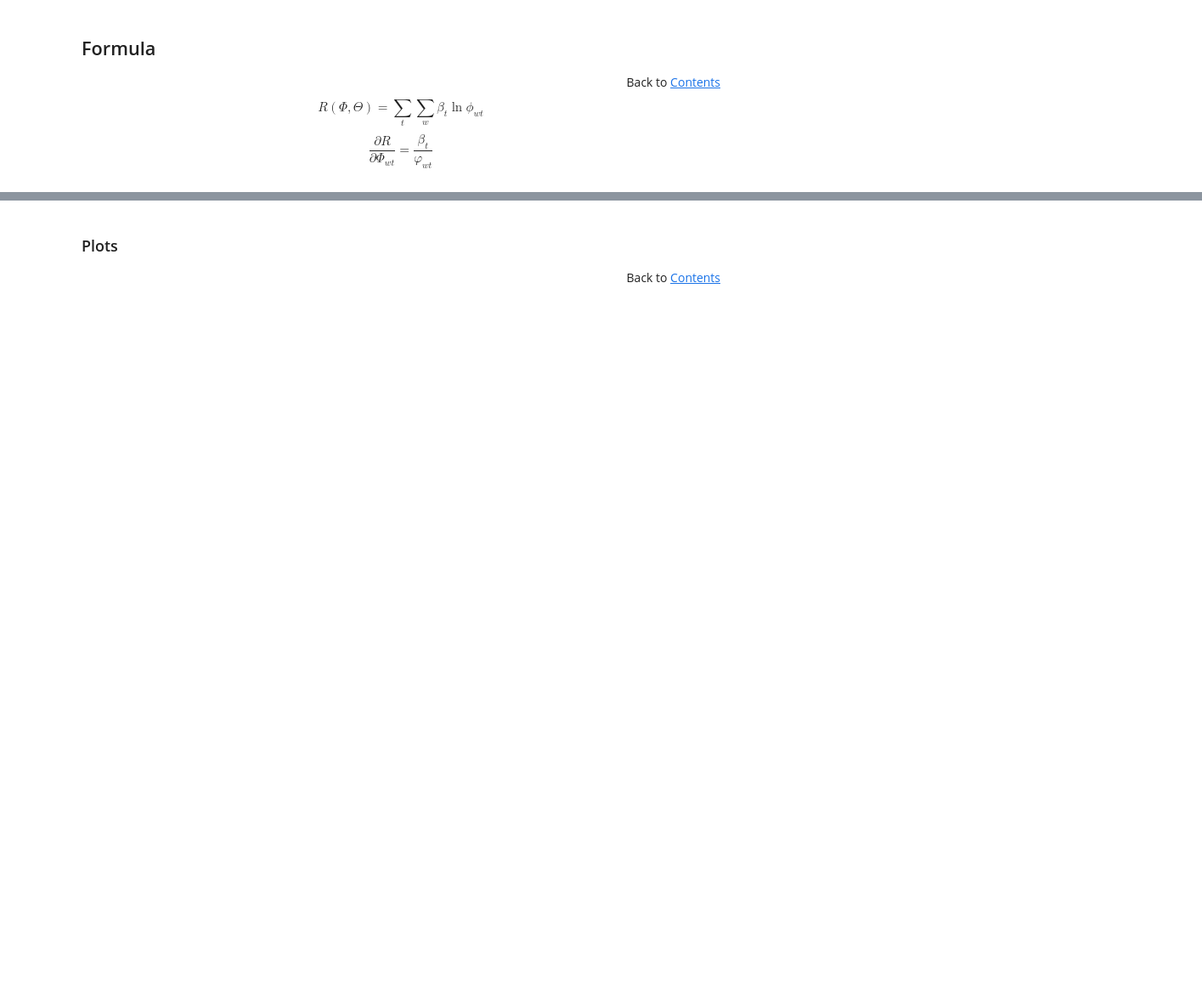
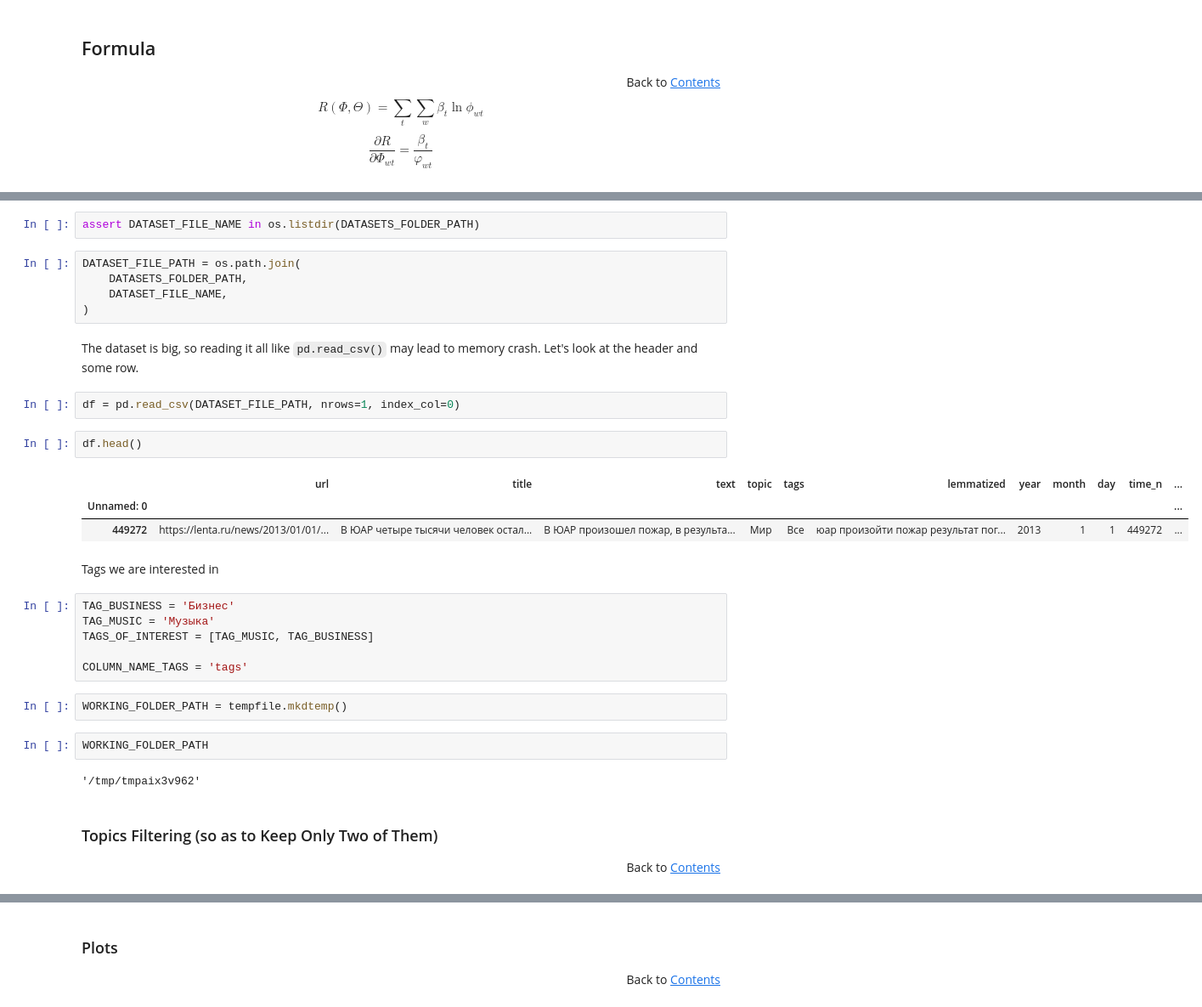
Before and after one commit to machine-intelligence-laboratory/TopicNet, a Jupyter notebook: topicnet/demos/Topic-Prior-Regularizer-Tutorial.ipynb, the cells around one changed output, grey strips where cells are left out. Shown at 85% size. Cells and saved outputs as stored; diff of their text form; blank space fills up the shorter version.

```diff
--- a/topicnet/demos/Topic-Prior-Regularizer-Tutorial.ipynb
+++ b/topicnet/demos/Topic-Prior-Regularizer-Tutorial.ipynb
@@ -116,0 +94,36 @@ dtype: int64
+# %%
+assert DATASET_FILE_NAME in os.listdir(DATASETS_FOLDER_PATH)
+# %%
+DATASET_FILE_PATH = os.path.join(
+    DATASETS_FOLDER_PATH,
+    DATASET_FILE_NAME,
+)
+# %% [markdown]
+The dataset is big, so reading it all like `pd.read_csv()` may lead to memory crash.
+Let's look at the header and some row.
+# %%
+df = pd.read_csv(DATASET_FILE_PATH, nrows=1, index_col=0)
+# %%
+df.head()
+# %% [output]
+|  | url | title | text | topic | tags | lemmatized | year | month | day | time_n | ... |
+| Unnamed: 0 |  |  |  |  |  |  |  |  |  |  | ... |
+| 449272 | https://lenta.ru/news/2013/01/01/... | В ЮАР четыре тысячи человек остал... | В ЮАР произошел пожар, в результа... | Мир | Все | юар произойти пожар результат пог... | 2013 | 1 | 1 | 449272 | ... |
+# %% [markdown]
+Tags we are interested in
+# %%
+TAG_BUSINESS = 'Бизнес'
+TAG_MUSIC = 'Музыка'
+TAGS_OF_INTEREST = [TAG_MUSIC, TAG_BUSINESS]
+
+COLUMN_NAME_TAGS = 'tags'
+# %%
+WORKING_FOLDER_PATH = tempfile.mkdtemp()
+# %%
+WORKING_FOLDER_PATH
+# %% [output]
+'/tmp/tmpaix3v962'
+# %% [markdown]
+### Topics Filtering (so as to Keep Only Two of Them)<a id="topics-filtering"></a>
+
+<div style="text-align: right">Back to <a href=#contents>Contents</a></div>
```
Also changed, not shown: parts of 76 cells of this notebook.
